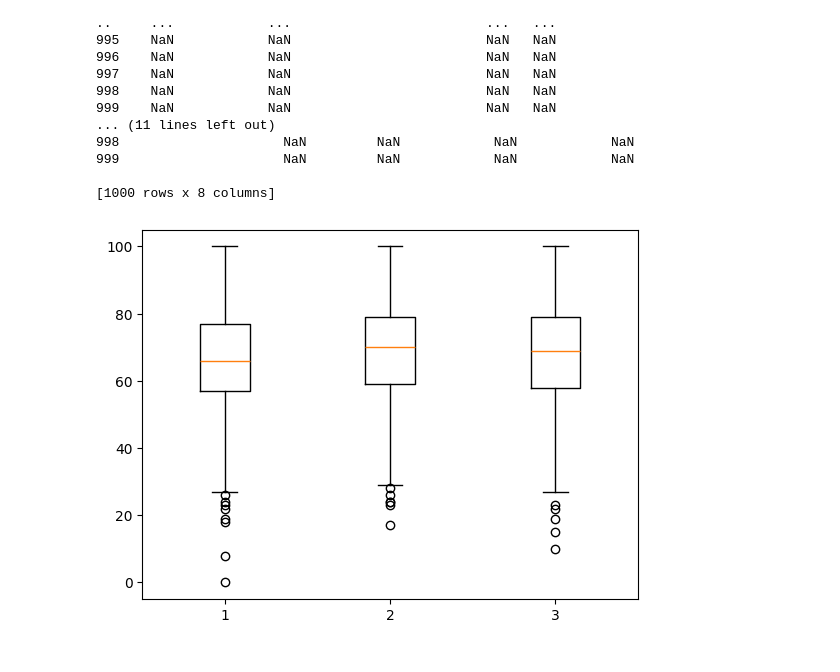
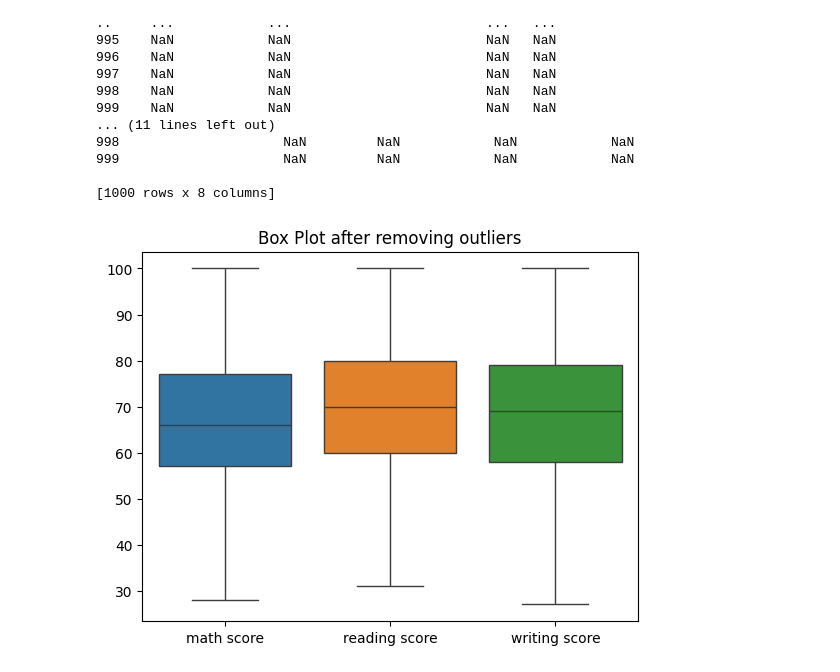
Before and after one commit to Manav2031/PICT_CourseWork_TE_2023-24, a Jupyter notebook: Semester 2/DSBDAL/Assignment 2/Assignment2.ipynb, the cells around one changed output. Cells and saved outputs as stored; diff of their text form; code cells hidden in the pictures.

```diff
--- a/Semester 2/DSBDAL/Assignment 2/Assignment2.ipynb
+++ b/Semester 2/DSBDAL/Assignment 2/Assignment2.ipynb
@@ -46,9 +76,7 @@ reading score                  0
 writing score                  0
 dtype: int64
 # %%
-df['math score']=df['math score'].astype('float64')
-df['reading score']=df['reading score'].astype('float64')
-df['writing score']=df['writing score'].astype('float64')
+df[['math score','reading score','writing score']]=df[['math score','reading score','writing score']].astype('float64')
 # %%
 df.dtypes
 # %% [output]
@@ -64,10 +98,10 @@ dtype: object
 # %%
 Q1=df[['math score','reading score','writing score']].quantile(0.25)
 Q3=df[['math score','reading score','writing score']].quantile(0.75)
-IQR=1.5*(Q3-Q1)
-lb=Q1-IQR
-ub=Q3+IQR
-outliers=df[((df[['math score','reading score','writing score']]<lb)) | ((df[['math score','reading score','writing score']]>ub))]
+IQR=Q3-Q1
+lb=Q1-1.5*IQR
+ub=Q3+1.5*IQR
+outliers=df[((df[['math score','reading score','writing score']]<lb) | (df[['math score','reading score','writing score']]>ub))]
 print(outliers)
 # %% [output]
     gender race/ethnicity parental level of education lunch  \
@@ -88,9 +122,10 @@ print(outliers)
 
 [1000 rows x 8 columns]
 # %%
-df = df[((df[['math score','reading score','writing score']]>lb)) | ((df[['math score','reading score','writing score']]<ub))]
+df=df[((df[['math score','reading score','writing score']]>lb) & (df[['math score','reading score','writing score']]<ub))]
 # %%
-plt.boxplot(df[['math score','reading score','writing score']])
+sns.boxplot(df[['math score','reading score','writing score']])
+plt.title('Box Plot after removing outliers')
 plt.show()
 # %% [output]
-[figure, old version]
+[figure, new version]
```
Also changed, not shown: parts of 20 cells of this notebook.
